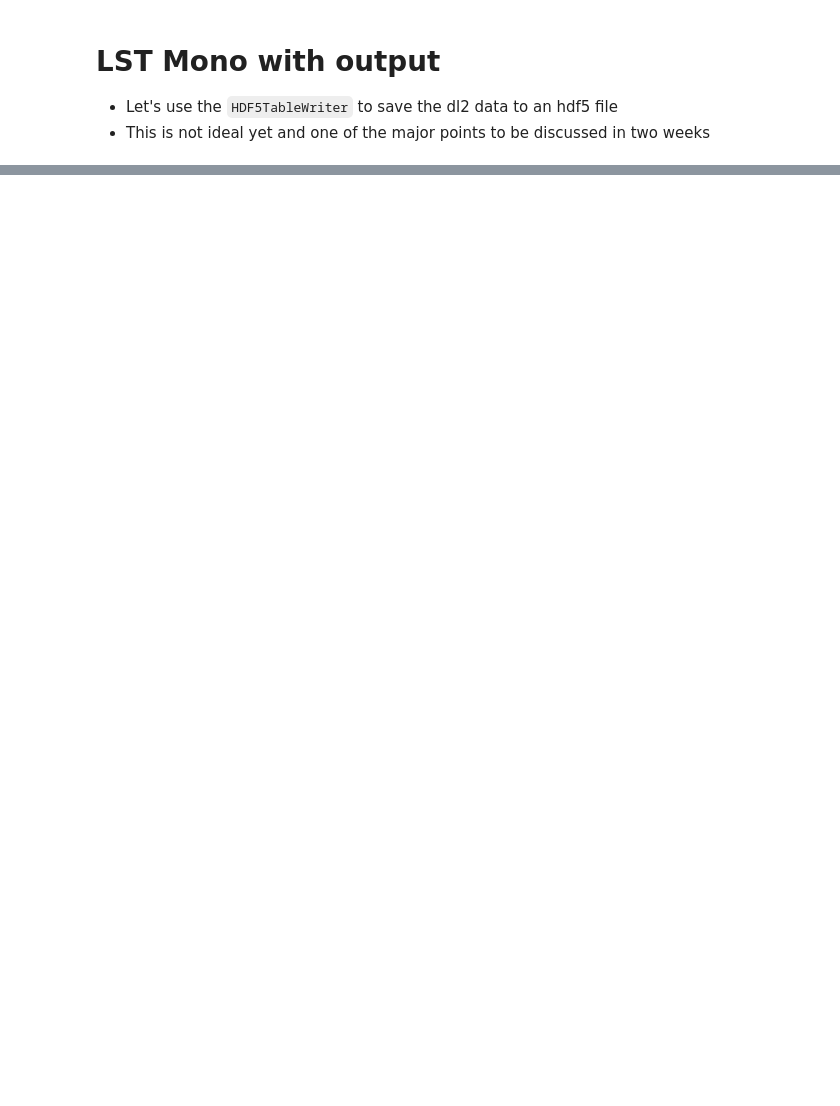
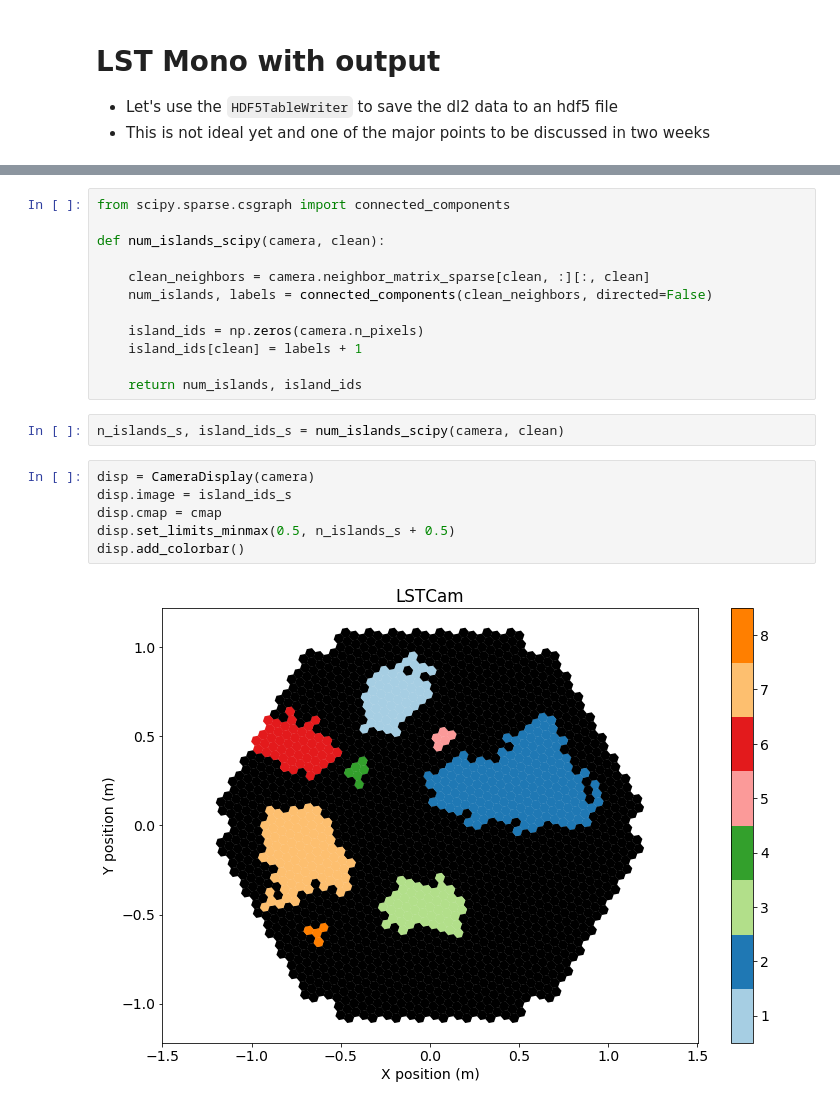
Before and after one commit to cta-observatory/ctapipe, a Jupyter notebook: examples/notebooks/2018_lst_analysis_bootcamp.ipynb, the cells around one changed output, grey strips where cells are left out. Cells and saved outputs as stored; diff of their text form; blank space fills up the shorter version.

```diff
--- a/examples/notebooks/2018_lst_analysis_bootcamp.ipynb
+++ b/examples/notebooks/2018_lst_analysis_bootcamp.ipynb
@@ -393,0 +649,22 @@ None
+# %%
+from scipy.sparse.csgraph import connected_components
+
+def num_islands_scipy(camera, clean):
+
+    clean_neighbors = camera.neighbor_matrix_sparse[clean, :][:, clean]
+    num_islands, labels = connected_components(clean_neighbors, directed=False)
+
+    island_ids = np.zeros(camera.n_pixels)
+    island_ids[clean] = labels + 1
+
+    return num_islands, island_ids
+# %%
+n_islands_s, island_ids_s = num_islands_scipy(camera, clean)
+# %%
+disp = CameraDisplay(camera)
+disp.image = island_ids_s
+disp.cmap = cmap
+disp.set_limits_minmax(0.5, n_islands_s + 0.5)
+disp.add_colorbar()
+# %% [output]
+[figure, added]
```
Also changed, not shown: parts of 35 cells of this notebook.
